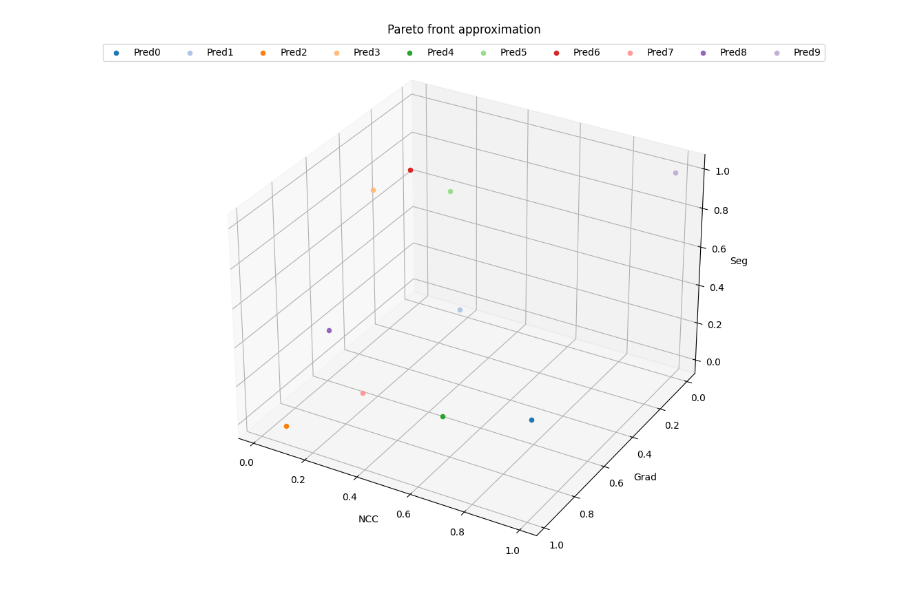
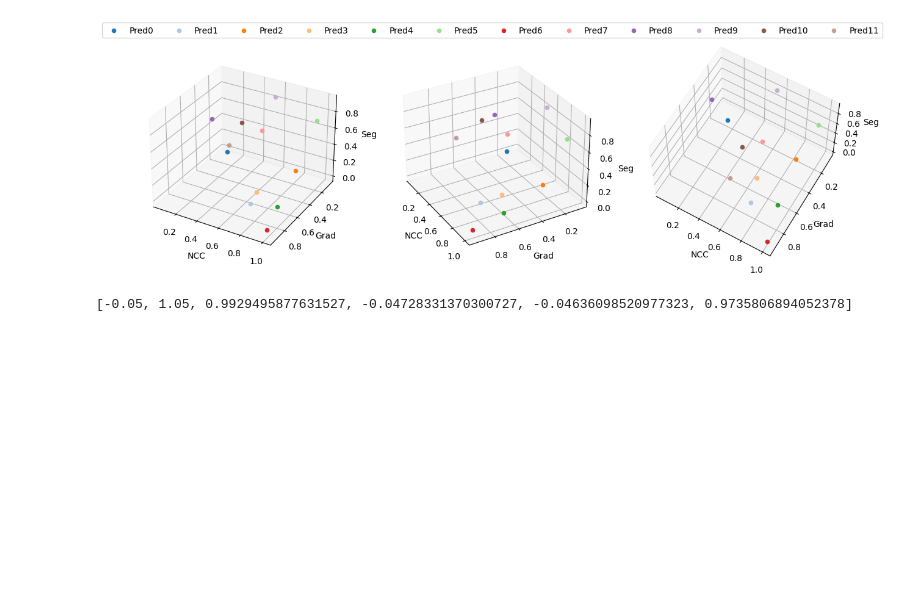
Before and after one commit to monikagrewal/DL-MODIR, a Jupyter notebook: notebooks/try_3d_visualization.ipynb, the cells around one changed output. Cells and saved outputs as stored; diff of their text form; code cells hidden in the pictures; blank space fills up the shorter version.

Commit message:
test data preparation, visualizations

```diff
--- a/notebooks/try_3d_visualization.ipynb
+++ b/notebooks/try_3d_visualization.ipynb
@@ -5,36 +5,55 @@ matplotlib.use('AGG')
 import matplotlib.pyplot as plt
 %matplotlib inline
 # %%
-mo_obj_val = np.random.rand(3, 10)
+mo_obj_val = np.random.rand(3, 12)
 mo_obj_val = (mo_obj_val - mo_obj_val.min()) / (mo_obj_val.max() - mo_obj_val.min())
 loss_functions = ["NCC", "Grad", "Seg"]
 axis_prop = None
 # %%
 cmap = plt.cm.get_cmap('tab20', 20)
-fig = plt.figure(figsize=(10,10), dpi=100)
-ax = fig.add_subplot(111, projection='3d')
+fig = plt.figure(figsize=(15,10), dpi=100)
+view_list = [(30, -60, 0),
+             (30, -30, 0),
+             (60, -60, 0)] #elevation, azimuth, and roll
 
-if ax is None:
-    fig = plt.figure(figsize=(10,10), dpi=100)
-    ax = fig.add_subplot(111, projection='3d')
+for i, view_angles in enumerate(view_list):
+    elev, azim, roll = view_angles
 
-n_obj, n_sol = mo_obj_val.shape
-for i_sol in range(n_sol):
-    ax.scatter(mo_obj_val[0,i_sol], mo_obj_val[1,i_sol], mo_obj_val[2,i_sol],
-                color=cmap(i_sol),
-                label=f"Pred{i_sol}")
+    ax = fig.add_subplot(1,3,i+1, projection='3d')
+    n_obj, n_sol = mo_obj_val.shape
+    if i==1:
+        for i_sol in range(n_sol):
+            ax.scatter(mo_obj_val[0,i_sol], mo_obj_val[1,i_sol], mo_obj_val[2,i_sol],
+                        color=cmap(i_sol),
+                        label=f"Pred{i_sol}")
 
-ax.legend(loc="upper center", ncols=n_sol)
-ax.invert_yaxis()
-if axis_prop is not None:
-    max_vals = axis_prop.get("max", [1, 1, 1])
-    ax.set_xlim(0, max_vals[0])
-    ax.set_ylim(0, max_vals[1])
-    ax.set_zlim(0, max_vals[2])
-ax.set_xlabel(loss_functions[0])
-ax.set_ylabel(loss_functions[1])
-ax.set_zlabel(loss_functions[2])
-ax.set_title("Pareto front approximation")
+        ax.legend(loc="upper center", ncols=n_sol, bbox_to_anchor=(-0.5, 0.15, 2, 1))
+    else:
+        for i_sol in range(n_sol):
+            ax.scatter(mo_obj_val[0,i_sol], mo_obj_val[1,i_sol], mo_obj_val[2,i_sol],
+                    color=cmap(i_sol))
+
+    ax.invert_yaxis()
+    if axis_prop is not None:
+        max_vals = axis_prop.get("max", [1, 1, 1])
+        ax.set_xlim(0, max_vals[0])
+        ax.set_ylim(0, max_vals[1])
+        ax.set_zlim(0, max_vals[2])
+        axis_limit = [(0, max_vals[0]), (0, max_vals[1]), (0, max_vals[2])]
+    else:
+        axis_limits = [ax.get_xlim(), ax.get_ylim(), ax.get_zlim()]
+
+    # # inner corners
+    # ax.plot(axis_limits[0], [0, 0], [0, 0], c='k')
+    # ax.plot([0, 0], axis_limits[1], [0, 0], c='k')
+    # ax.plot([0, 0], [0, 0], axis_limits[2],  c='k')
+    ax.set_xlabel(loss_functions[0])
+    ax.set_ylabel(loss_functions[1])
+    ax.set_zlabel(loss_functions[2])
+    # ax.set_title("Pareto front approximation")
+    ax.view_init(elev, azim, roll)
+
+plt.subplots_adjust(wspace=0.2)
 plt.show()
 # %% [output]
-[figure, old version]
+[figure, new version]
@@ -40,0 +62,4 @@ plt.show()
+# %%
+print(axis_limits)
+# %% [output]
+[-0.05, 1.05, 0.9929495877631527, -0.04728331370300727, -0.04636098520977323, 0.9735806894052378]
```
Also changed, not shown: parts of 2 cells of this notebook, 34 other files.
